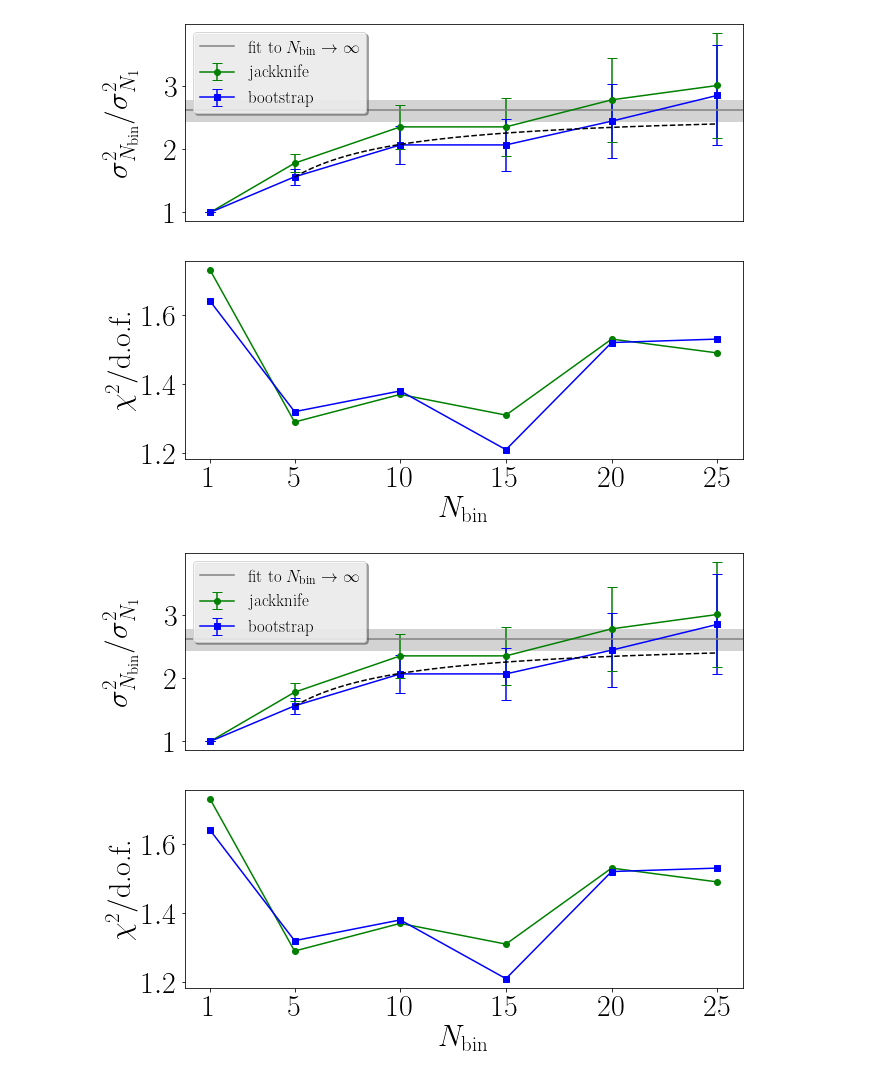
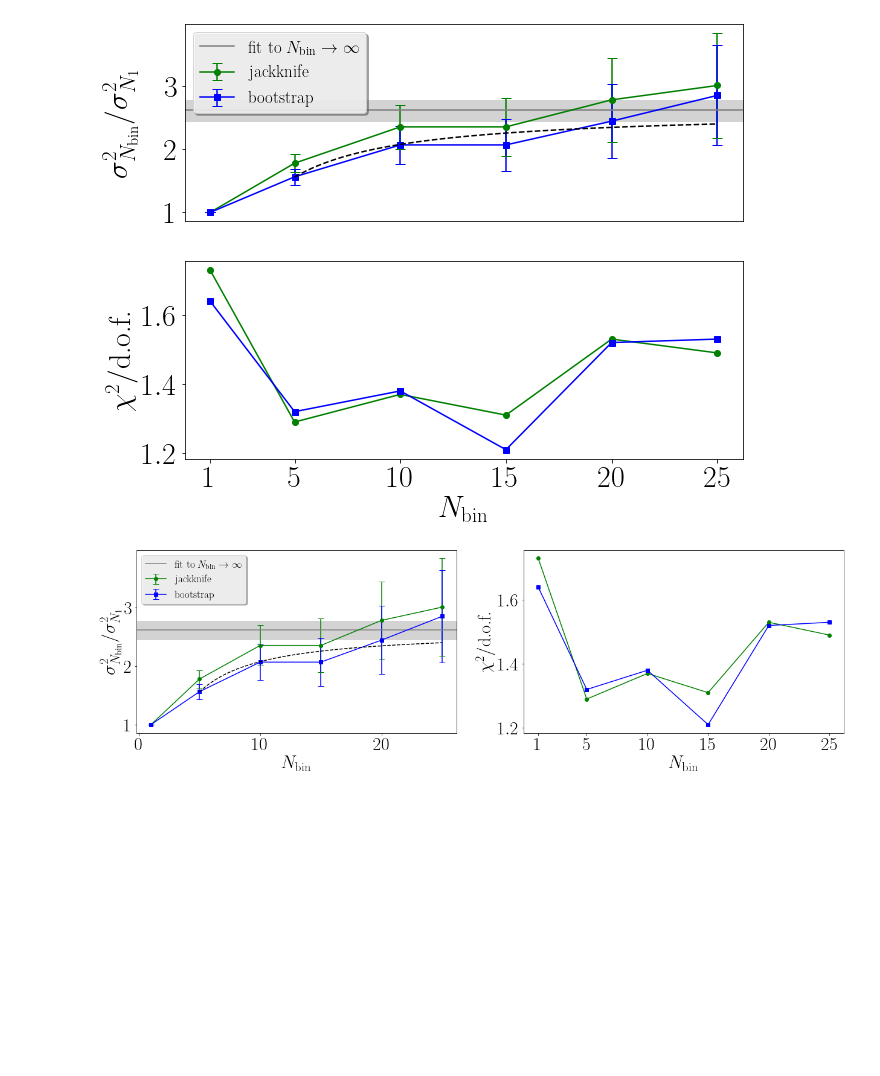
Before and after one commit to xinucode/sigmond_python_plots, a Jupyter notebook: rebin/rebin_analysis_no2.ipynb, the cells around one changed output. Saved outputs shown, nothing was run; the diff lists cells and outputs as text; code cells hidden in the pictures; blank space fills up the shorter version.

```diff
--- a/rebin/rebin_analysis_no2.ipynb
+++ b/rebin/rebin_analysis_no2.ipynb
@@ -254,9 +266,9 @@ plt.savefig("rebin_analysis.pdf")
 [figure]
 # %%
 f = plt.figure()
-f.set_figwidth(10)
-f.set_figheight(8)
-plt.subplot(2, 1, 1)
+f.set_figwidth(18)
+f.set_figheight(6)
+plt.subplot(1, 2, 1)
 i=0
 # fitfunc = lambda x, a, b: 2.0*a*(1-b/x + b/x*np.exp(-x/a))  # function to fit
 # dataset = "bootstrap"
@@ -278,35 +290,36 @@ perr = np.sqrt(np.diag(corr))
 a,b = pars
 x = np.linspace(pi_rebin[dataset][1],pi_rebin[dataset][-1],num=1000)
 plt.plot(x,2.0*a*(1-b/x + b/x*np.exp(-x/a)),color="black",zorder=10,ls="--")
 #*pi_vals[dataset][1]/pi_vals[dataset][1][0]/pi_vals[dataset][1][0]
 
 plt.axhline(2*a,color="grey",label=r"fit to $N_{\textup{bin}} \to \infty$")
 # plt.axhline(2*a+2*perr[0],color="black",ls="--")
 # plt.axhline(2*a-2*perr[0],color="black",ls="--")
 xrange = plt.xlim()
 plt.fill_between(plt.xlim(),2*a-2*perr[0],2*a+2*perr[0],color="lightgrey")
 
 
 plt.ylabel(r"$\sigma^2_{N_{\textup{bin}}}/\sigma^2_{N_{1}}$")
-plt.xticks(ticks=[])
+# plt.xticks(ticks=[])
 plt.xlim(xrange)
+plt.xlabel(r"$N_{\textup{bin}}$")
 
 plt.legend()
-plt.subplot(2, 1, 2)
+plt.subplot(1, 2, 2)
 i=0
 for dataset in pi_rebin.keys():
     plt.plot(pi_rebin[dataset],pi_vals[dataset][2],label=dataset, color=settings.colors[i], marker=settings.markers[i])
     i+=1
 
 
 plt.xlabel(r"$N_{\textup{bin}}$")
 plt.ylabel(r"$\chi^2/\textup{d.o.f.}$")
 plt.xticks(ticks=pi_rebin[r"bootstrap"])
-# plt.tight_layout()
-f.align_ylabels()
+plt.tight_layout()
+# f.align_ylabels()
 
 plt.xlim(xrange)
 # plt.legend()
 plt.savefig("rebin_analysis2.pdf")
 # %% [output]
-[figure, old version]
+[figure, new version]
```
Also changed, not shown: parts of 2 cells of this notebook, 37 other files.
